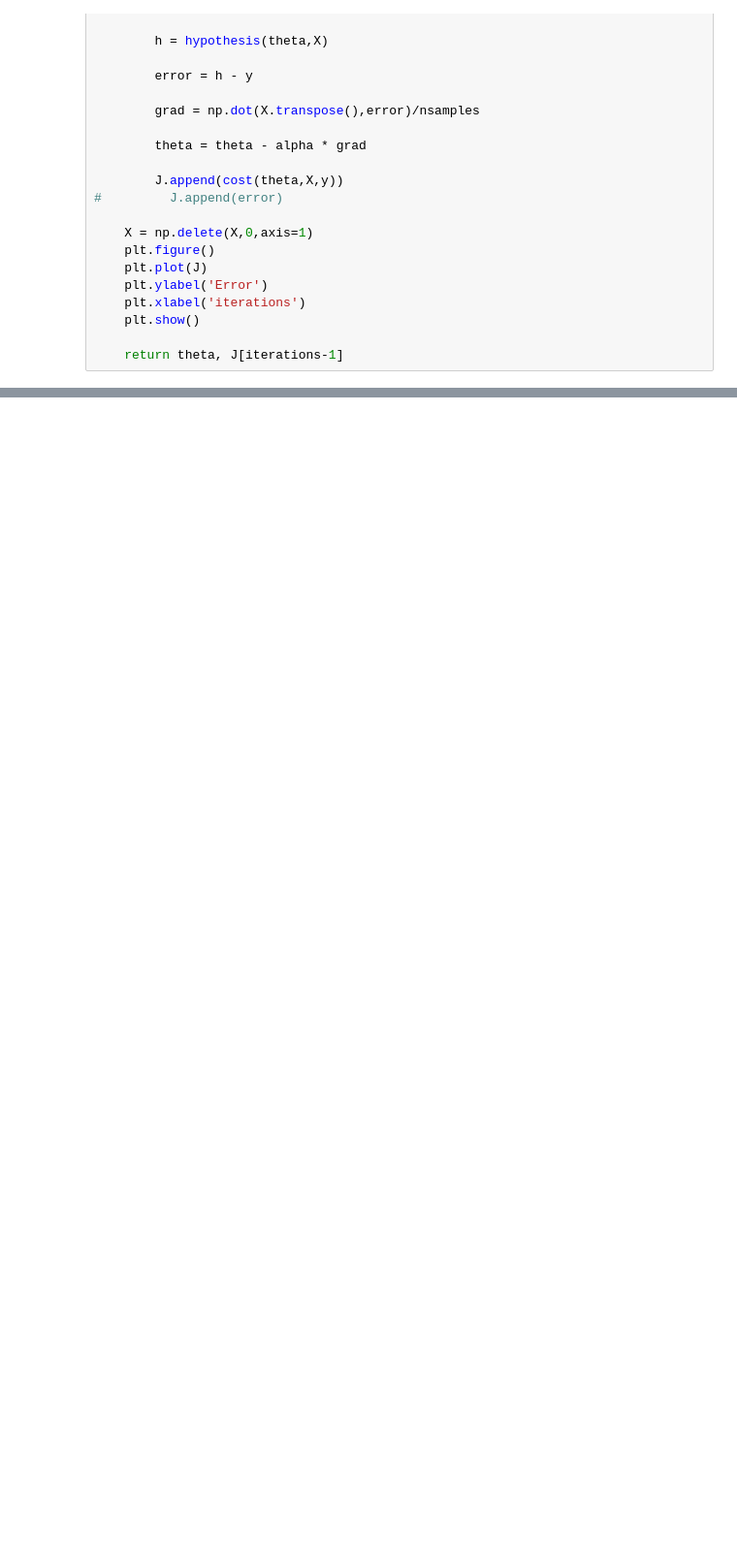
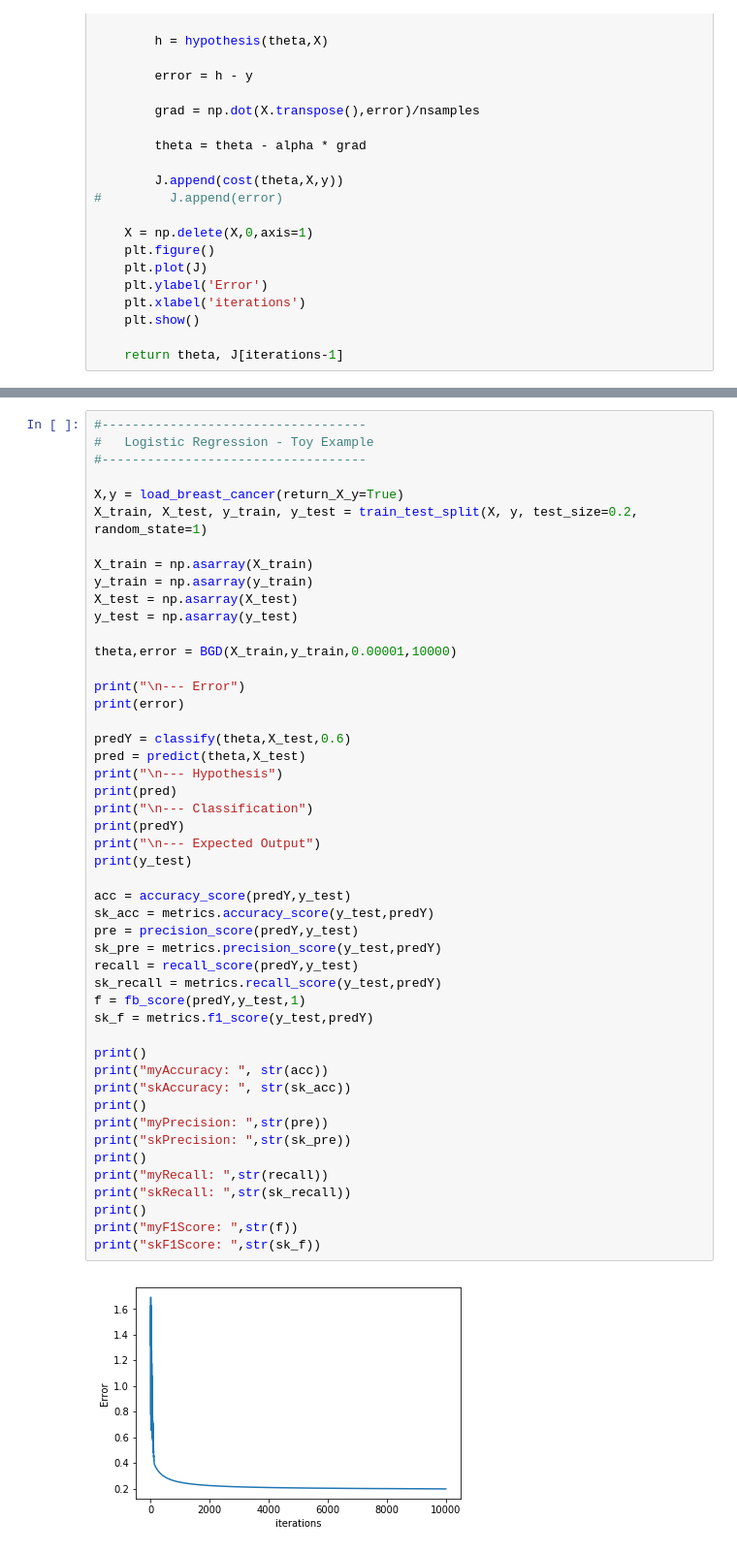
Before and after one commit to azaelmsousa/LogisticRegression-ANN, a Jupyter notebook: LogisticSGD.ipynb, the cells around one changed output, grey strips where cells are left out. Shown at 97% size. Saved outputs shown, nothing was run; the diff lists cells and outputs as text; blank space fills up the shorter version.

Commit message:
Updating the Logistic Regression binary and multiclass

```diff
--- a/LogisticSGD.ipynb
+++ b/LogisticSGD.ipynb
@@ -306,0 +185,50 @@ print(f)
+# %%
+#-----------------------------------
+#   Logistic Regression - Toy Example
+#-----------------------------------
+
+X,y = load_breast_cancer(return_X_y=True)
+X_train, X_test, y_train, y_test = train_test_split(X, y, test_size=0.2, random_state=1)
+
+X_train = np.asarray(X_train)
+y_train = np.asarray(y_train)
+X_test = np.asarray(X_test)
+y_test = np.asarray(y_test)
+
+theta,error = BGD(X_train,y_train,0.00001,10000)
+
+print("\n--- Error")
+print(error)
+
+predY = classify(theta,X_test,0.6)
+pred = predict(theta,X_test)
+print("\n--- Hypothesis")
+print(pred)
+print("\n--- Classification")
+print(predY)
+print("\n--- Expected Output")
+print(y_test)
+
+acc = accuracy_score(predY,y_test)
+sk_acc = metrics.accuracy_score(y_test,predY)
+pre = precision_score(predY,y_test)
+sk_pre = metrics.precision_score(y_test,predY)
+recall = recall_score(predY,y_test)
+sk_recall = metrics.recall_score(y_test,predY)
+f = fb_score(predY,y_test,1)
+sk_f = metrics.f1_score(y_test,predY)
+
+print()
+print("myAccuracy: ", str(acc))
+print("skAccuracy: ", str(sk_acc))
+print()
+print("myPrecision: ",str(pre))
+print("skPrecision: ",str(sk_pre))
+print()
+print("myRecall: ",str(recall))
+print("skRecall: ",str(sk_recall))
+print()
+print("myF1Score: ",str(f))
+print("skF1Score: ",str(sk_f))
+# %% [output]
+[figure, added]
```
Also changed, not shown: parts of 7 cells of this notebook.
